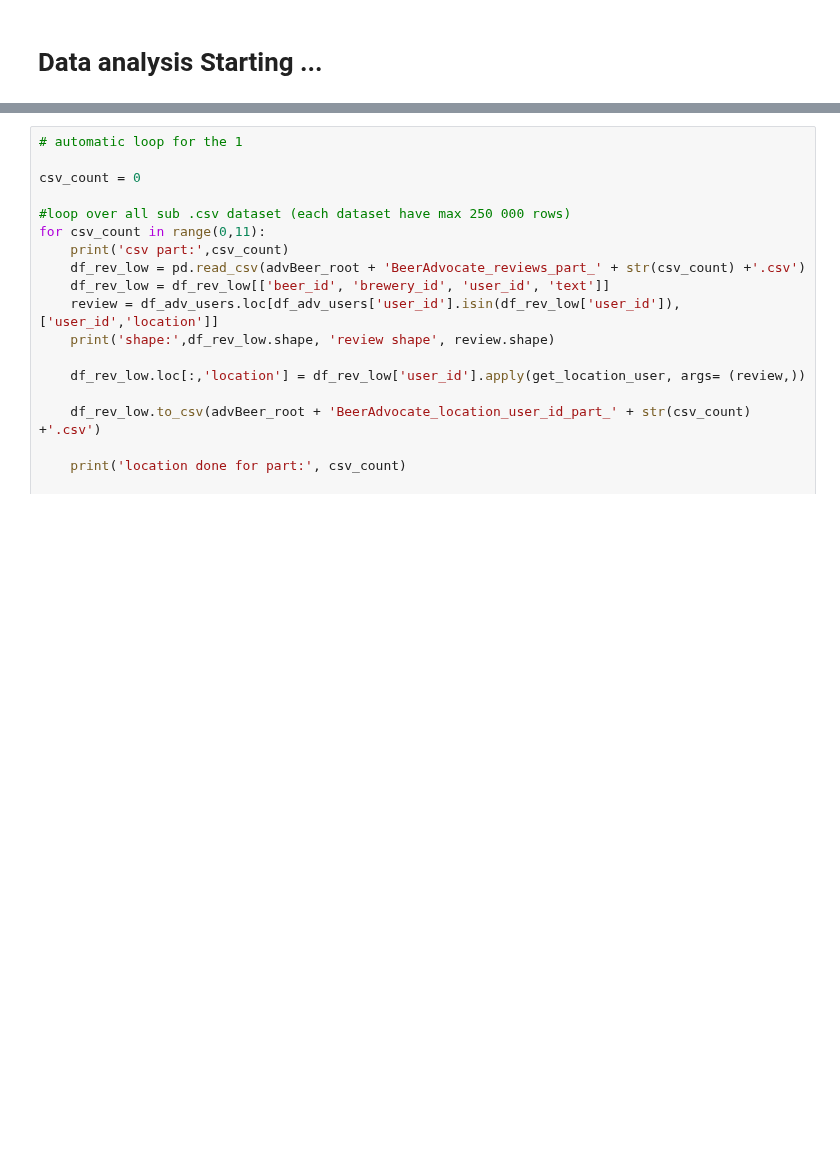
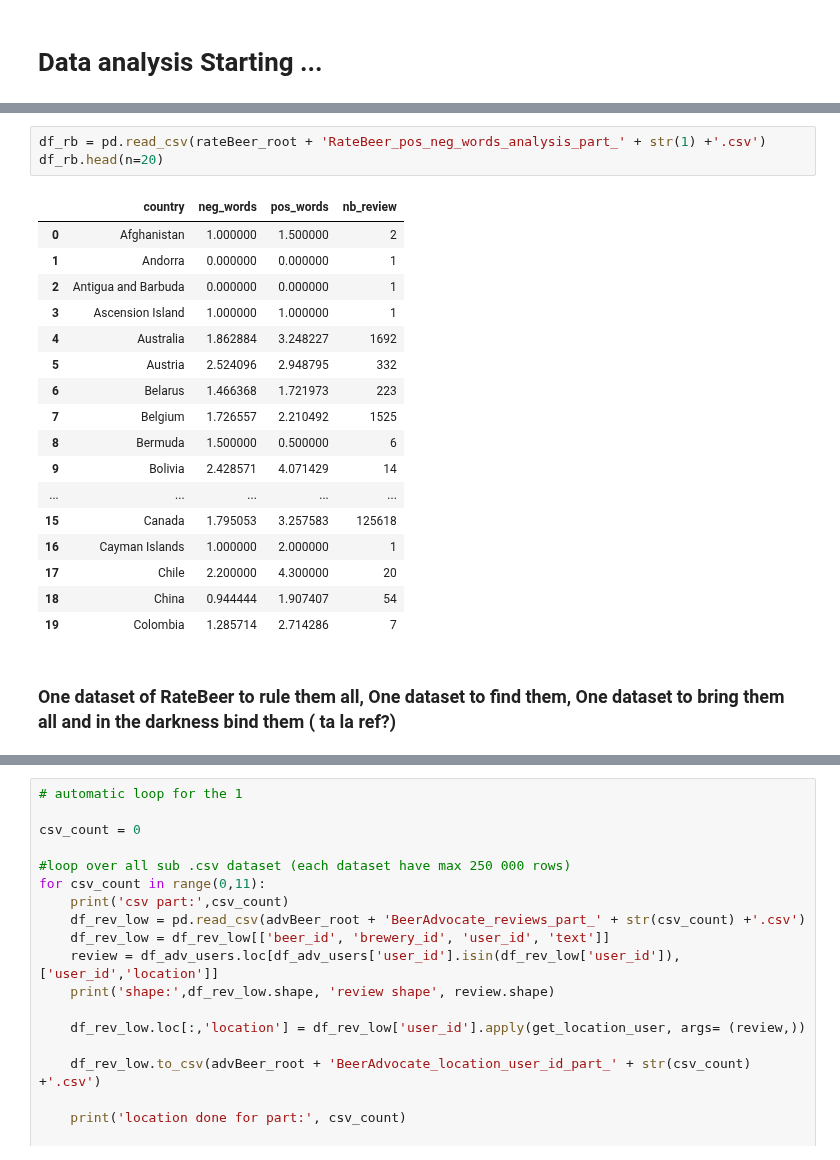
Before and after one commit to epfl-ada/ada-2022-project-hotchocolate, a Jupyter notebook: happyness.ipynb, the cells around one changed output, grey strips where cells are left out. Drawn from its saved outputs; the diff is of its cells as text; blank space fills up the shorter version.

```diff
--- a/happyness.ipynb
+++ b/happyness.ipynb
@@ -223,0 +235,23 @@ df_rb.head(n=20)
+# %%
+df_rb = pd.read_csv(rateBeer_root + 'RateBeer_pos_neg_words_analysis_part_' + str(1) +'.csv')
+df_rb.head(n=20)
+# %% [output]
+|  | country | neg_words | pos_words | nb_review |
+| 0 | Afghanistan | 1.000000 | 1.500000 | 2 |
+| 1 | Andorra | 0.000000 | 0.000000 | 1 |
+| 2 | Antigua and Barbuda | 0.000000 | 0.000000 | 1 |
+| 3 | Ascension Island | 1.000000 | 1.000000 | 1 |
+| 4 | Australia | 1.862884 | 3.248227 | 1692 |
+| 5 | Austria | 2.524096 | 2.948795 | 332 |
+| 6 | Belarus | 1.466368 | 1.721973 | 223 |
+| 7 | Belgium | 1.726557 | 2.210492 | 1525 |
+| 8 | Bermuda | 1.500000 | 0.500000 | 6 |
+| 9 | Bolivia | 2.428571 | 4.071429 | 14 |
+| ... | ... | ... | ... | ... |
+| 15 | Canada | 1.795053 | 3.257583 | 125618 |
+| 16 | Cayman Islands | 1.000000 | 2.000000 | 1 |
+| 17 | Chile | 2.200000 | 4.300000 | 20 |
+| 18 | China | 0.944444 | 1.907407 | 54 |
+| 19 | Colombia | 1.285714 | 2.714286 | 7 |
+# %% [markdown]
+### One dataset of RateBeer to rule them all, One dataset to find them, One dataset to bring them all and in the darkness bind them ( ta la ref?)
```
Also changed, not shown: parts of 46 cells of this notebook.
